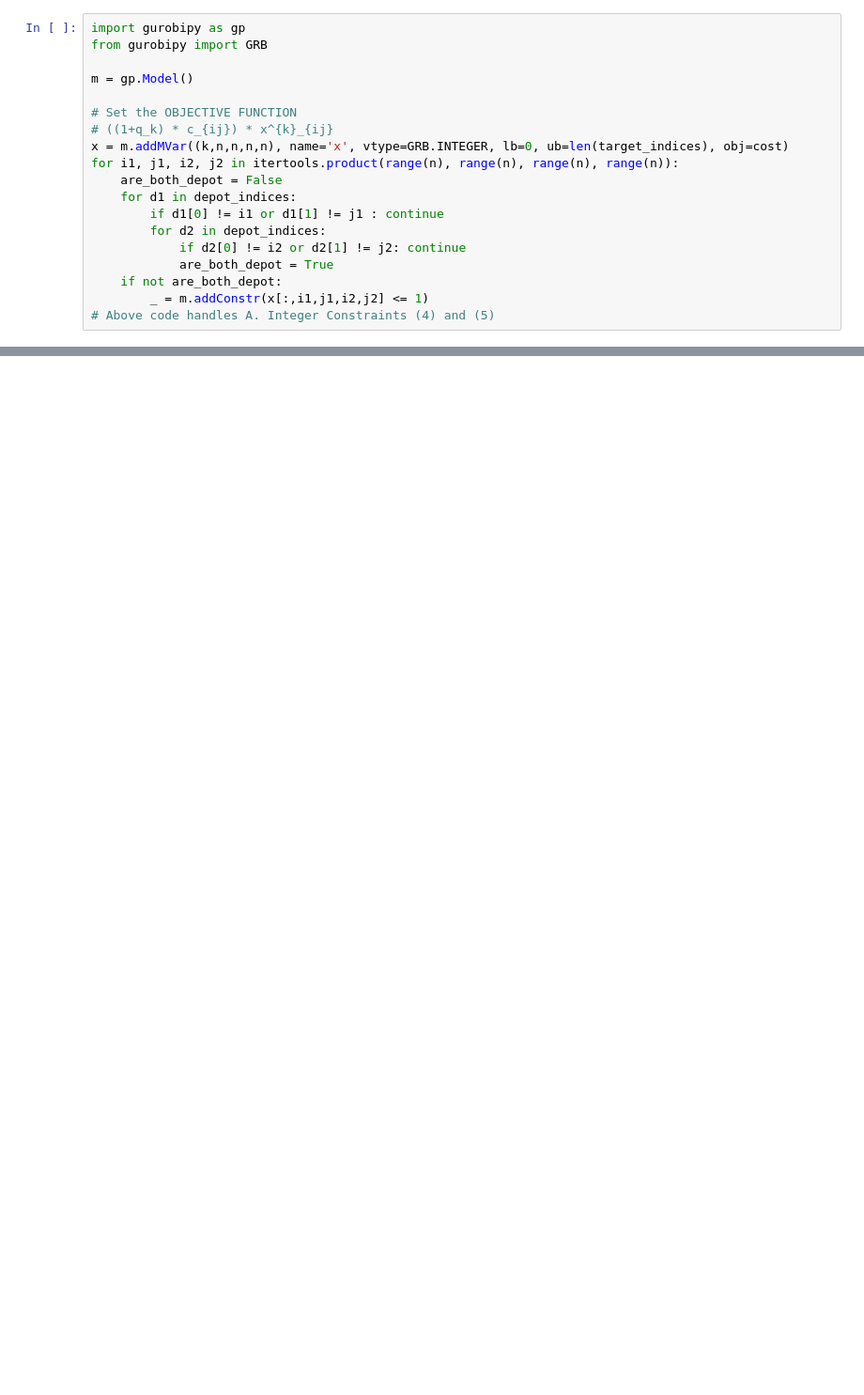
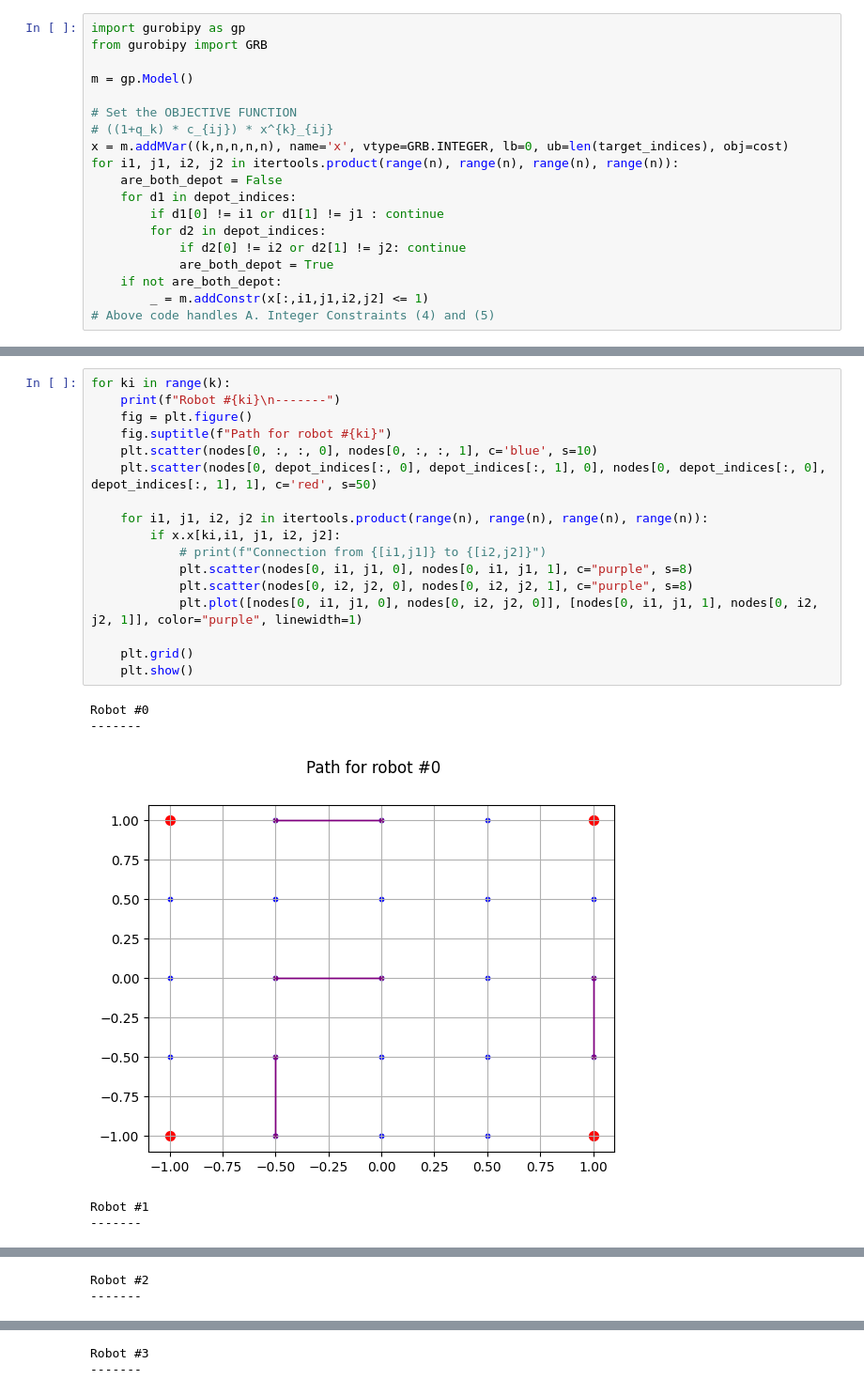
Before and after one commit to nestlab-bae-mqp-2024/mrpcp-solvers, a Jupyter notebook: jupyter/2015_mrpcp/2015_mrpcp_yasars_attempt.ipynb, the cells around one changed output, grey strips where cells are left out. Shown at 94% size. Saved outputs shown, nothing was run; the diff lists cells and outputs as text; blank space fills up the shorter version.

```diff
--- a/jupyter/2015_mrpcp/2015_mrpcp_yasars_attempt.ipynb
+++ b/jupyter/2015_mrpcp/2015_mrpcp_yasars_attempt.ipynb
@@ -213,0 +198,23 @@ TypeError: float() argument must be a string or a real number, not 'Var'
+# %%
+for ki in range(k):
+    print(f"Robot #{ki}\n-------")
+    fig = plt.figure()
+    fig.suptitle(f"Path for robot #{ki}")
+    plt.scatter(nodes[0, :, :, 0], nodes[0, :, :, 1], c='blue', s=10)
+    plt.scatter(nodes[0, depot_indices[:, 0], depot_indices[:, 1], 0], nodes[0, depot_indices[:, 0], depot_indices[:, 1], 1], c='red', s=50)
+
+    for i1, j1, i2, j2 in itertools.product(range(n), range(n), range(n), range(n)):
+        if x.x[ki,i1, j1, i2, j2]:
+            # print(f"Connection from {[i1,j1]} to {[i2,j2]}")
+            plt.scatter(nodes[0, i1, j1, 0], nodes[0, i1, j1, 1], c="purple", s=8)
+            plt.scatter(nodes[0, i2, j2, 0], nodes[0, i2, j2, 1], c="purple", s=8)
+            plt.plot([nodes[0, i1, j1, 0], nodes[0, i2, j2, 0]], [nodes[0, i1, j1, 1], nodes[0, i2, j2, 1]], color="purple", linewidth=1)
+
+    plt.grid()
+    plt.show()
+# %% [output]
+Robot #0
+-------
+[figure, added]
+Robot #1
+-------
@@ -213,0 +222,2 @@ TypeError: float() argument must be a string or a real number, not 'Var'
+Robot #2
+-------
@@ -213,0 +225,2 @@ TypeError: float() argument must be a string or a real number, not 'Var'
+Robot #3
+-------
```
Also changed, not shown: parts of 11 cells of this notebook.
